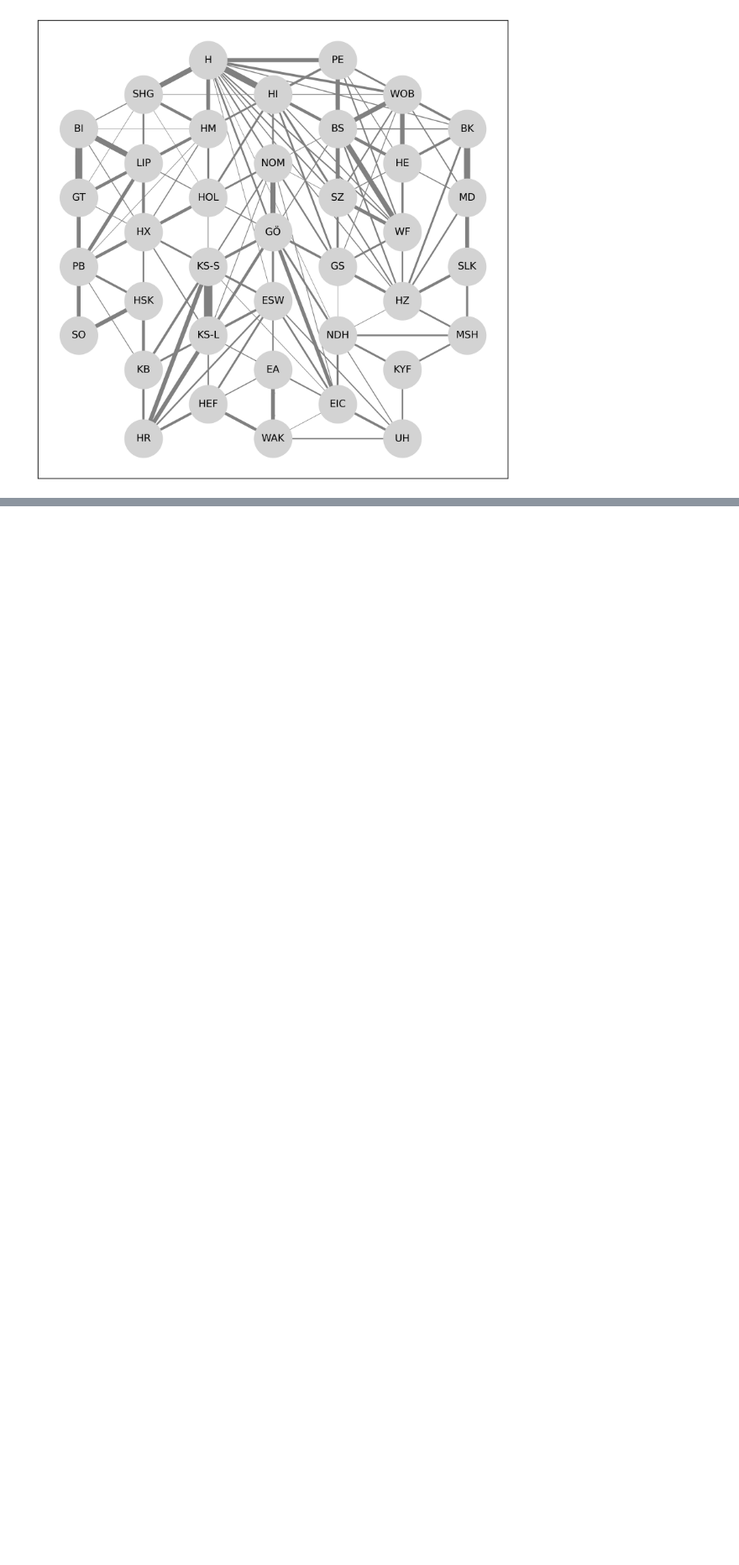
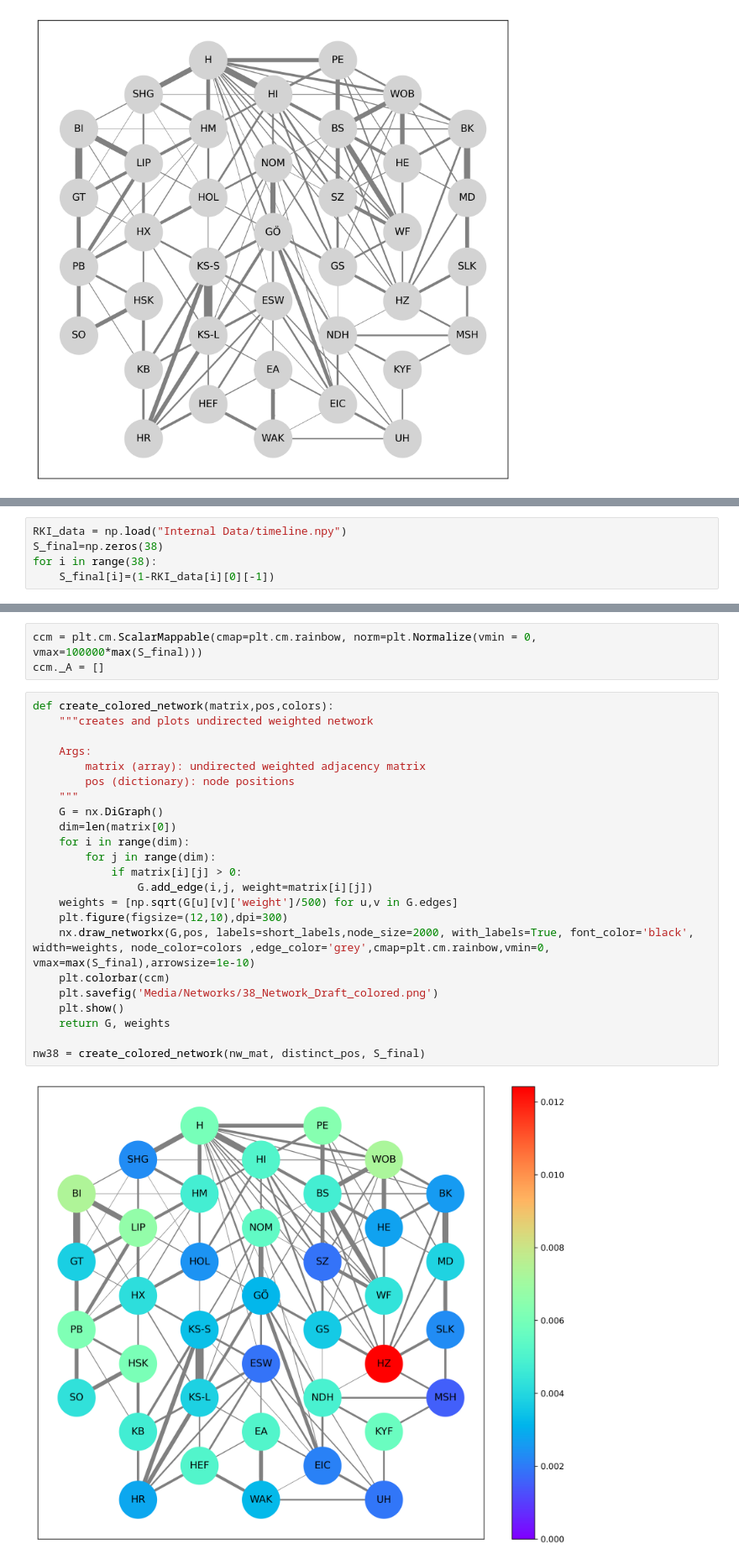
Before and after one commit to torbensun/Modeling-Of-Epidemics-With-Compartmental-And-Network-Models, a Jupyter notebook: Network Design.ipynb, the cells around one changed output, grey strips where cells are left out. Shown at 84% size. Cells and saved outputs as stored; diff of their text form; blank space fills up the shorter version.

Commit message:
Network Incidence Video
plus: saved relevant RKI SIRD timeline (Jul 24 - Nov 1, 2020)

```diff
--- a/Network Design.ipynb
+++ b/Network Design.ipynb
@@ -46,0 +53,5 @@ create_network(nw_mat, distinct_pos)
+# %%
+RKI_data = np.load("Internal Data/timeline.npy")
+S_final=np.zeros(38)
+for i in range(38):
+    S_final[i]=(1-RKI_data[i][0][-1])
@@ -46,0 +60,28 @@ create_network(nw_mat, distinct_pos)
+# %%
+ccm = plt.cm.ScalarMappable(cmap=plt.cm.rainbow, norm=plt.Normalize(vmin = 0, vmax=100000*max(S_final)))
+ccm._A = []
+# %%
+def create_colored_network(matrix,pos,colors):
+    """creates and plots undirected weighted network
+
+    Args:
+        matrix (array): undirected weighted adjacency matrix
+        pos (dictionary): node positions
+    """
+    G = nx.DiGraph()
+    dim=len(matrix[0])
+    for i in range(dim):
+        for j in range(dim):
+            if matrix[i][j] > 0:
+                G.add_edge(i,j, weight=matrix[i][j])
+    weights = [np.sqrt(G[u][v]['weight']/500) for u,v in G.edges]
+    plt.figure(figsize=(12,10),dpi=300)
+    nx.draw_networkx(G,pos, labels=short_labels,node_size=2000, with_labels=True, font_color='black', width=weights, node_color=colors ,edge_color='grey',cmap=plt.cm.rainbow,vmin=0, vmax=max(S_final),arrowsize=1e-10)
+    plt.colorbar(ccm)
+    plt.savefig('Media/Networks/38_Network_Draft_colored.png')
+    plt.show()
+    return G, weights
+
+nw38 = create_colored_network(nw_mat, distinct_pos, S_final)
+# %% [output]
+[figure, added]
```
Also changed, not shown: parts of 6 cells of this notebook, 5 other files.
